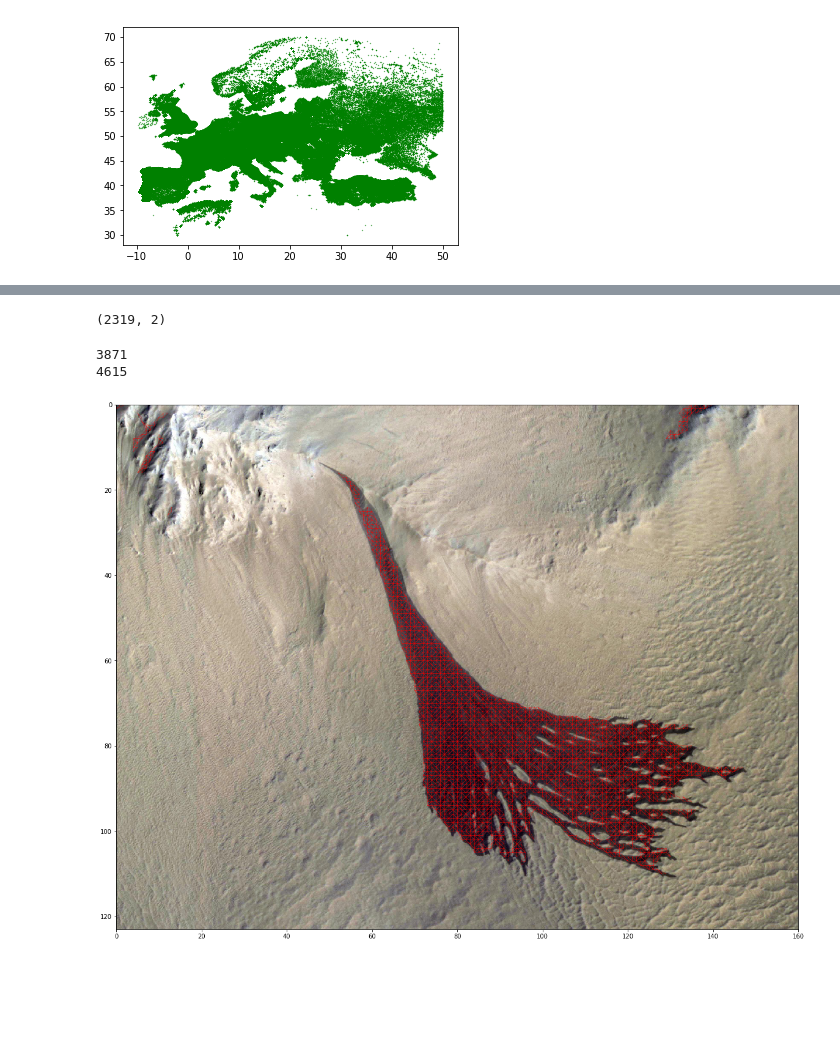
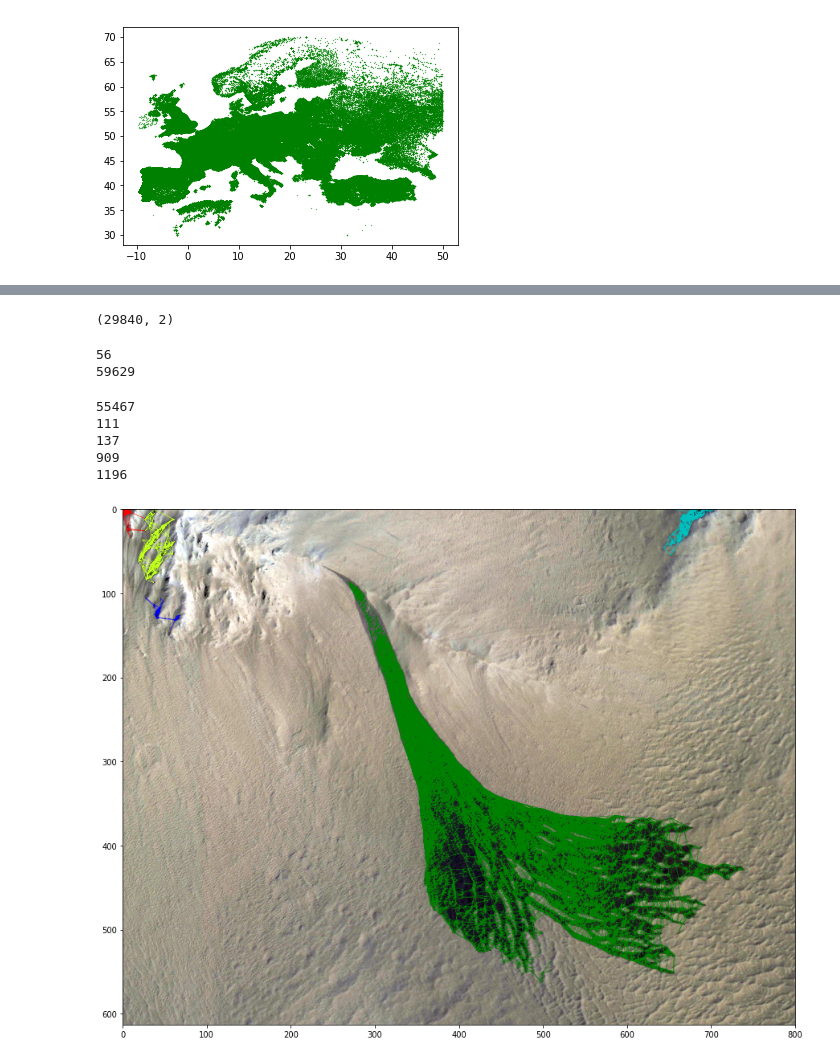
Before and after one commit to RobinBia/Neural-Networks-and-Clustering-Algorithms-for-GIS-Analysis, a Jupyter notebook: Programme/Code (Kapitel 5).ipynb, the cells around one changed output, grey strips where cells are left out. Saved outputs shown, nothing was run; the diff lists cells and outputs as text; code cells hidden in the pictures; blank space fills up the shorter version.

Commit message:
crisp NSFCDT abgeschlossen!

```diff
--- a/Programme/Code (Kapitel 5).ipynb
+++ b/Programme/Code (Kapitel 5).ipynb
@@ -308,33 +351,36 @@ plt.show()
 # %%
-I0 = np.asarray(PIL.Image.open('mars3.jpg')) #Gesampeltes Bild, damit es nicht zu viele Dreiecke gibt!
+I0 = np.asarray(PIL.Image.open('mars2.jpg')) #Gesampeltes Bild, damit es nicht zu viele Dreiecke gibt!
 I1 = reshapeImg(I0)
-foundInRange = findColorPoints(I1,range(0,100),range(0,100),range(0,100))
+#foundInRange = findColorPoints(I1,range(37,45),range(33,38),range(47,49)) #Für ein Clustering ohne Clusterlängenfilterung
+foundInRange = findColorPoints(I1,range(30,85),range(30,85),range(40,85))
 print(foundInRange.shape)
 # %% [output]
-(2319, 2)
+(29840, 2)
 # %%
-[triangulation1,clusters1] = NSFCDT(foundInRange,0.2,0.8,10)
+[triangulation1,clusters1] = NSFCDT2(foundInRange,0,10,1) #Punkte, minimale Größe, maximale Größe, mindestgröße kleinster Innenwinkel
 print(len(clusters1))
 print(len(triangulation1.simplices))
 # %% [output]
-3871
-4615
+56
+59629
-# %%
-fig = plt.subplots(figsize=(20, 20))
-
-cluster_list1 = list(clusters1)
-
-
-#plt.plot(foundInRange.T[1],foundInRange.T[0], 'r.',lw=0.3)
-
-for t in cluster_list1:
-    plt.plot(drawTriangle(t,'y'),drawTriangle(t,'x'), 'r-',lw=0.3)
-
-img = imageio.imread("mars2.jpg") #Hintergrundbild (z.B. zu clusterndes Satellitenbild)
-plt.imshow(img,zorder=0,extent=[0,I0.shape[1],I0.shape[0],0])
-plt.show()
-# %% [output]
-[figure, removed]
+# %%
+#Entferne alle zu kleinen Cluster:
+clusters1 = np.extract(np.array([len(x)>100 for x in clusters1]),clusters1)
+# %%
+#Wieviele Dreiecke haben die Cluster jeweils?
+for el in clusters1:
+    print(len(el))
+# %% [output]
+55467
+111
+137
+909
+1196
+# %%
+#EXTREM SCHWIERIG ZU CLUSTERNDES BILD!
+plotTriangles(triangulation1,clusters1,True,False,0.3,(15,15))
+# %% [output]
+[figure, added]
 # %%
 #CFGWC
 # %%
```
Also changed, not shown: parts of 8 cells of this notebook, 3 other files.
